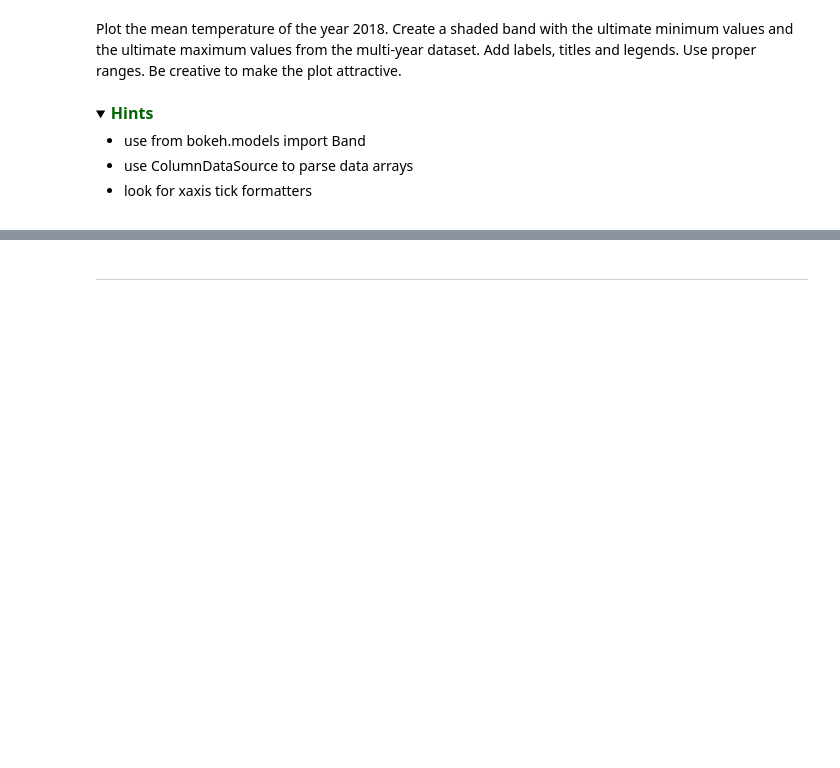
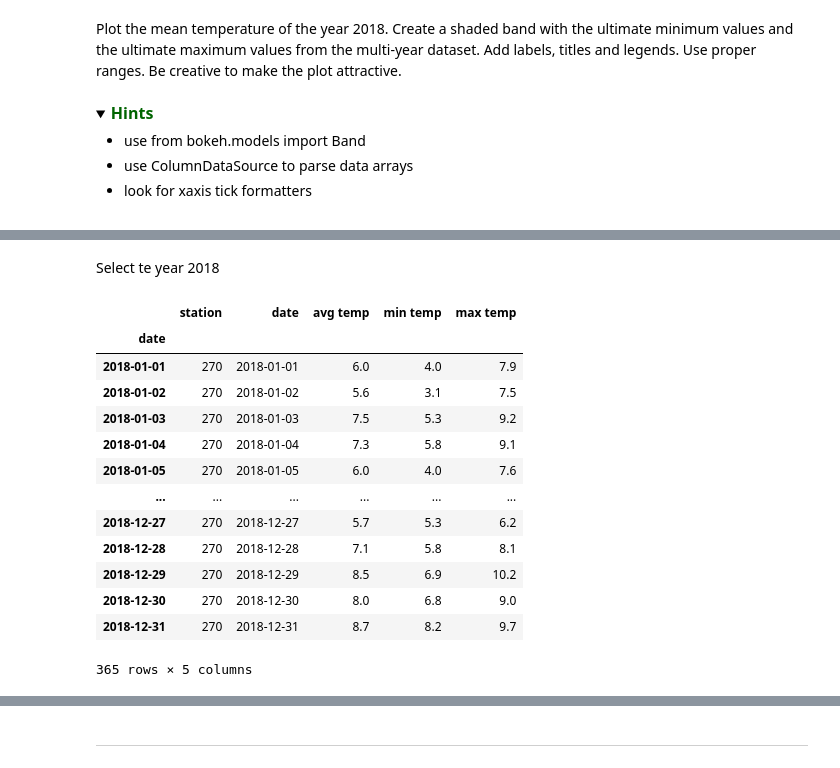
Before and after one commit to ExquizeNyx/BFVM22PROG1, a Jupyter notebook: assessments/Assignment_week_04a.ipynb, the cells around one changed output, grey strips where cells are left out. Saved outputs shown, nothing was run; the diff lists cells and outputs as text; code cells hidden in the pictures; folded sections open; blank space fills up the shorter version.

```diff
--- a/assessments/Assignment_week_04a.ipynb
+++ b/assessments/Assignment_week_04a.ipynb
@@ -362,0 +381,2 @@ def month_day(df_multipleyears):
+# %%
+df = df_leeuwarden
@@ -424,0 +533,20 @@ Plot the mean temperature of the year 2018. Create a shaded band with the ultima
+# %% [markdown]
+Select te year 2018
+# %%
+df_2018 = df[df.index.year == 2018]
+df_2018
+# %% [output]
+|  | station | date | avg temp | min temp | max temp |
+| date |  |  |  |  |  |
+| 2018-01-01 | 270 | 2018-01-01 | 6.0 | 4.0 | 7.9 |
+| 2018-01-02 | 270 | 2018-01-02 | 5.6 | 3.1 | 7.5 |
+| 2018-01-03 | 270 | 2018-01-03 | 7.5 | 5.3 | 9.2 |
+| 2018-01-04 | 270 | 2018-01-04 | 7.3 | 5.8 | 9.1 |
+| 2018-01-05 | 270 | 2018-01-05 | 6.0 | 4.0 | 7.6 |
+| ... | ... | ... | ... | ... | ... |
+| 2018-12-27 | 270 | 2018-12-27 | 5.7 | 5.3 | 6.2 |
+| 2018-12-28 | 270 | 2018-12-28 | 7.1 | 5.8 | 8.1 |
+| 2018-12-29 | 270 | 2018-12-29 | 8.5 | 6.9 | 10.2 |
+| 2018-12-30 | 270 | 2018-12-30 | 8.0 | 6.8 | 9.0 |
+| 2018-12-31 | 270 | 2018-12-31 | 8.7 | 8.2 | 9.7 |
+365 rows × 5 columns
```
Also changed, not shown: parts of 24 cells of this notebook.
